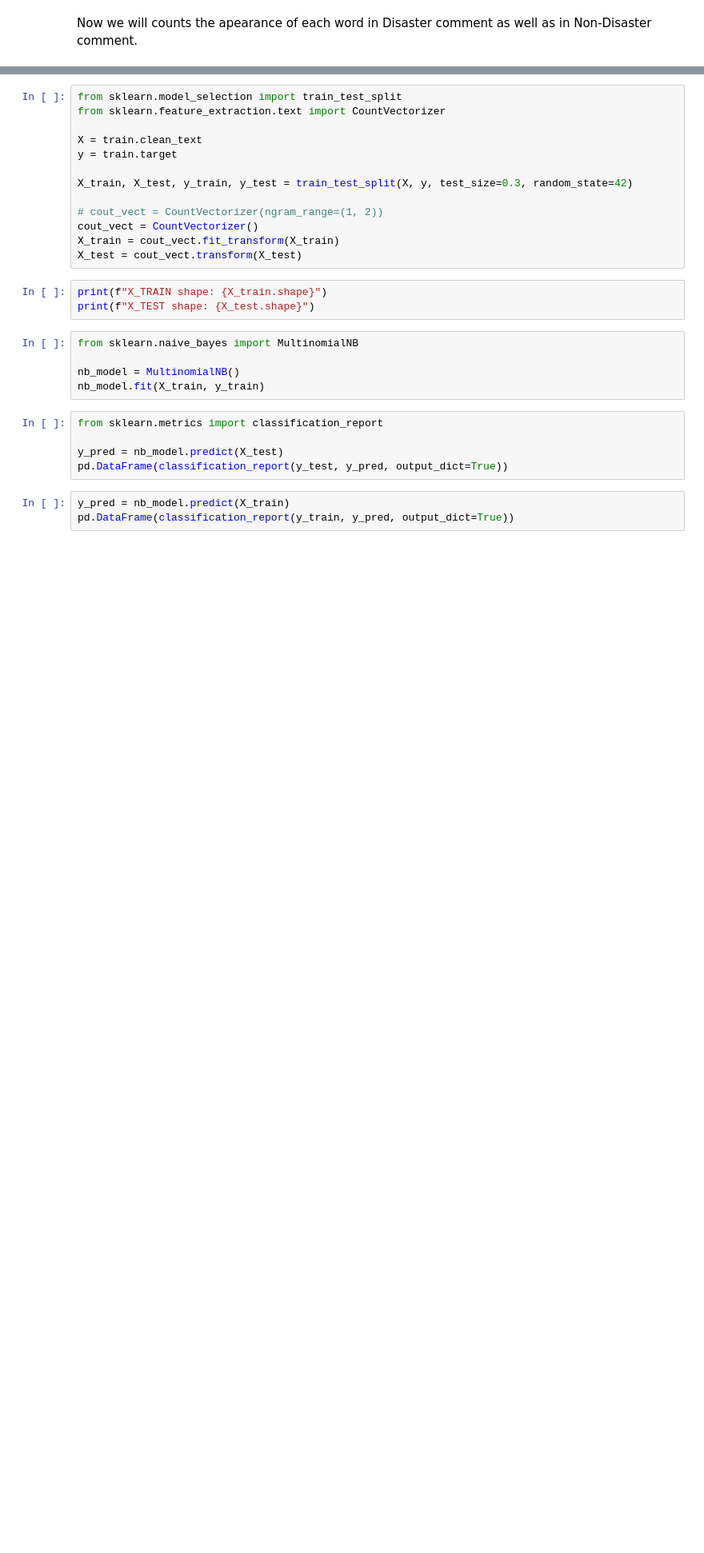
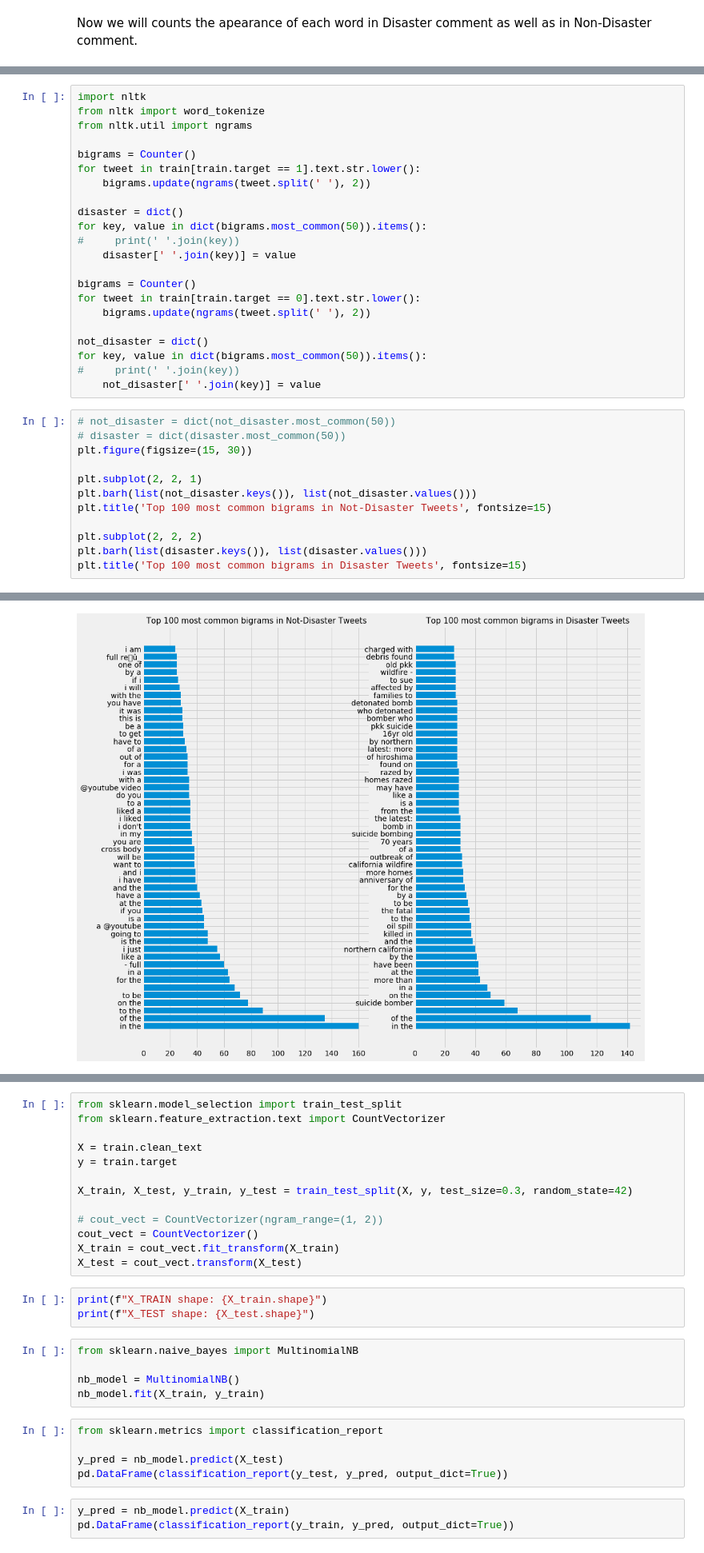
Before and after one commit to fares-ds/Real-or-Not-NLP-with-Disaster-Tweets, a Jupyter notebook: Disaster_Or_Not_Kaggle_Competition.ipynb, the cells around one changed output, grey strips where cells are left out. Shown at 80% size. Cells and saved outputs as stored; diff of their text form; blank space fills up the shorter version.

Commit message:
Bigram analysis

```diff
--- a/Disaster_Or_Not_Kaggle_Competition.ipynb
+++ b/Disaster_Or_Not_Kaggle_Competition.ipynb
@@ -248,0 +276,35 @@ plt.barh(list(disaster.keys()), list(disaster.values()))
+# %%
+import nltk
+from nltk import word_tokenize
+from nltk.util import ngrams
+
+bigrams = Counter()
+for tweet in train[train.target == 1].text.str.lower():
+    bigrams.update(ngrams(tweet.split(' '), 2))
+
+disaster = dict()
+for key, value in dict(bigrams.most_common(50)).items():
+#     print(' '.join(key))
+    disaster[' '.join(key)] = value
+
+bigrams = Counter()
+for tweet in train[train.target == 0].text.str.lower():
+    bigrams.update(ngrams(tweet.split(' '), 2))
+
+not_disaster = dict()
+for key, value in dict(bigrams.most_common(50)).items():
+#     print(' '.join(key))
+    not_disaster[' '.join(key)] = value
+# %%
+# not_disaster = dict(not_disaster.most_common(50))
+# disaster = dict(disaster.most_common(50))
+plt.figure(figsize=(15, 30))
+
+plt.subplot(2, 2, 1)
+plt.barh(list(not_disaster.keys()), list(not_disaster.values()))
+plt.title('Top 100 most common bigrams in Not-Disaster Tweets', fontsize=15)
+
+plt.subplot(2, 2, 2)
+plt.barh(list(disaster.keys()), list(disaster.values()))
+plt.title('Top 100 most common bigrams in Disaster Tweets', fontsize=15)
+# %% [output]
@@ -248,0 +312 @@ plt.barh(list(disaster.keys()), list(disaster.values()))
+[figure, added]
```
Also changed, not shown: parts of 10 cells of this notebook.
